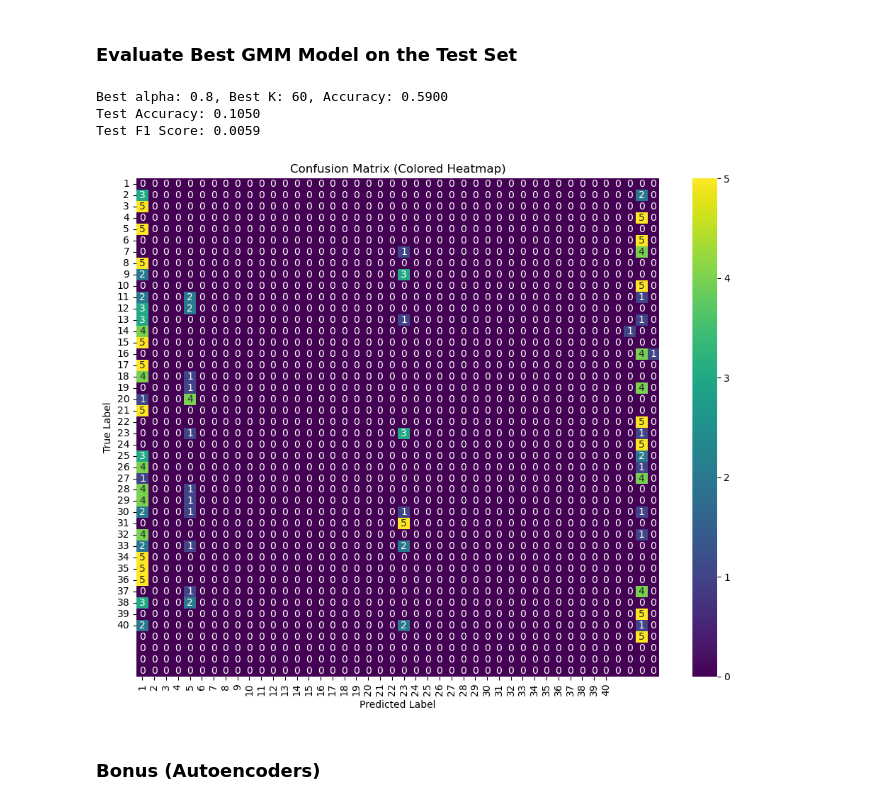
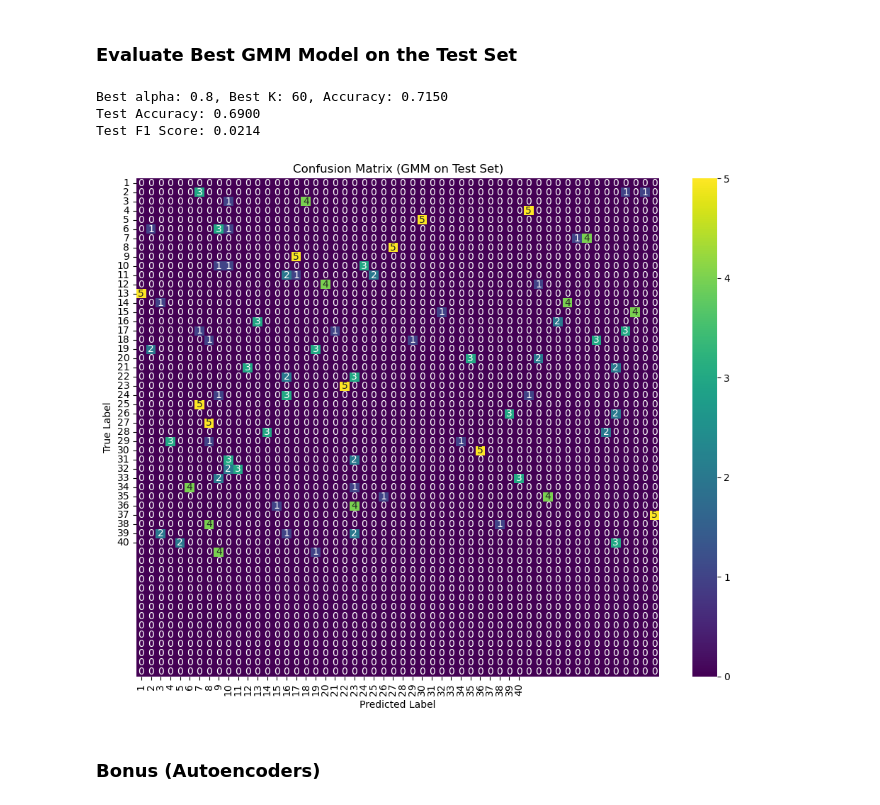
Before and after one commit to ranimeshehata/Face-Recognition, a Jupyter notebook: Face-Recognition.ipynb, the cells around one changed output. Cells and saved outputs as stored; diff of their text form; code cells hidden in the pictures.

```diff
--- a/Face-Recognition.ipynb
+++ b/Face-Recognition.ipynb
@@ -435,20 +476,20 @@ class GMM:
 ### GMM Clustering Evaluation
 # %%
 from scipy.optimize import linear_sum_assignment
-from sklearn.metrics import f1_score, confusion_matrix
+import numpy as np
 
-def gmm_clustering_accuracy(y_true, y_pred):
+def clustering_accuracy(y_true, y_pred):
     """Compute clustering accuracy using the Hungarian algorithm"""
-    D = max(y_true.max(), y_pred.max()) + 1
-    cost_matrix = np.zeros((D, D), dtype=np.int64)
+    D = max(y_pred.max(), y_true.max()) + 1  # Number of clusters
+    cost = np.zeros((D, D), dtype=int)
 
-    for i in range(len(y_true)):
-        cost_matrix[y_pred[i], y_true[i]] += 1
+    for i in range(len(y_pred)):
+        cost[y_pred[i], y_true[i]] += 1
 
-    row_ind, col_ind = linear_sum_assignment(cost_matrix.max() - cost_matrix)
-    total_correct = sum(cost_matrix[i, j] for i, j in zip(row_ind, col_ind))
+    row_ind, col_ind = linear_sum_assignment(cost.max() - cost)
+    total_correct = sum(cost[i, j] for i, j in zip(row_ind, col_ind))
 
-    return total_correct / len(y_true)
+    return total_correct / len(y_pred)
 # %% [markdown]
 ### Run GMM for different alpha and K
 # %%
@@ -523,55 +563,55 @@ plt.show()
 # %% [markdown]
 ### Evaluate Best GMM Model on the Test Set
 # %%
-from sklearn.mixture import GaussianMixture
+# Find best (alpha, K) combination
+best_alpha, best_K, best_acc = max(results_gmm, key=lambda x: x[2])
 
-# best alpha, K, and accuracy
-best_alpha, best_K, best_acc = max(results_gmm, key=lambda x: x[2])
 print(f"Best alpha: {best_alpha}, Best K: {best_K}, Accuracy: {best_acc:.4f}")
 
+# Project training and test data with best_alpha
+projected_train, eigvecs = pca.project(best_alpha)
 
-# PCA eigenvectors for best_alpha
-_, eigvecs = pca.project(best_alpha)
 mean_face = np.mean(pca.D_train, axis=0)
 D_test_centered = pca.D_test - mean_face
-test_proj = D_test_centered @ eigvecs
+projected_test = D_test_centered @ eigvecs
 
-# fit the best GMM model on the train set
-train_proj, _ = pca.project(best_alpha)
-gmm_best = GMM(n_components=best_K)
-gmm_best.fit(train_proj)
+# Fit GMM on train projection
+gmm_best = GMM(n_components=best_K, max_iters=100)
+gmm_best.fit(projected_train)
 
-y_pred_test = gmm_best.predict(test_proj)
+# Predict on test set
+y_pred_test = gmm_best.predict(projected_test)
 
-# clustering accuracy
-acc = gmm_clustering_accuracy(pca.y_test, y_pred_test)
-print(f"Test Accuracy: {acc:.4f}")
+# Evaluate clustering accuracy on test set
+test_acc = clustering_accuracy(pca.y_test, y_pred_test)
+print(f"Test Accuracy: {test_acc:.4f}")
 
-# F1 Score
+# F1 and Confusion Matrix for GMM
+from sklearn.metrics import f1_score, confusion_matrix
+import seaborn as sns
+
+# Compute F1 score
 f1 = f1_score(pca.y_test, y_pred_test, average='macro')
 print(f"Test F1 Score: {f1:.4f}")
 
-# Confusion Matrix
+# Compute Confusion Matrix
 cm = confusion_matrix(pca.y_test, y_pred_test)
 
+# Plot confusion matrix
 plt.figure(figsize=(10, 8))
 sns.heatmap(cm, annot=True, fmt='d', cmap='viridis', cbar=True,
             xticklabels=np.unique(pca.y_test),
             yticklabels=np.unique(pca.y_test))
-plt.title("Confusion Matrix (Colored Heatmap)")
+plt.title("Confusion Matrix (GMM on Test Set)")
 plt.xlabel("Predicted Label")
 plt.ylabel("True Label")
 plt.tight_layout()
 plt.show()
-
-# print("Confusion Matrix:")
-# df = pd.DataFrame(cm)
-# print(df.to_string())
 # %% [output]
-Best alpha: 0.8, Best K: 60, Accuracy: 0.5900
-Test Accuracy: 0.1050
-Test F1 Score: 0.0059
+Best alpha: 0.8, Best K: 60, Accuracy: 0.7150
+Test Accuracy: 0.6900
+Test F1 Score: 0.0214
-[figure, old version]
+[figure, new version]
 # %% [markdown]
 ### Bonus (Autoencoders)
 # %%
```
Also changed, not shown: parts of 4 cells of this notebook.
